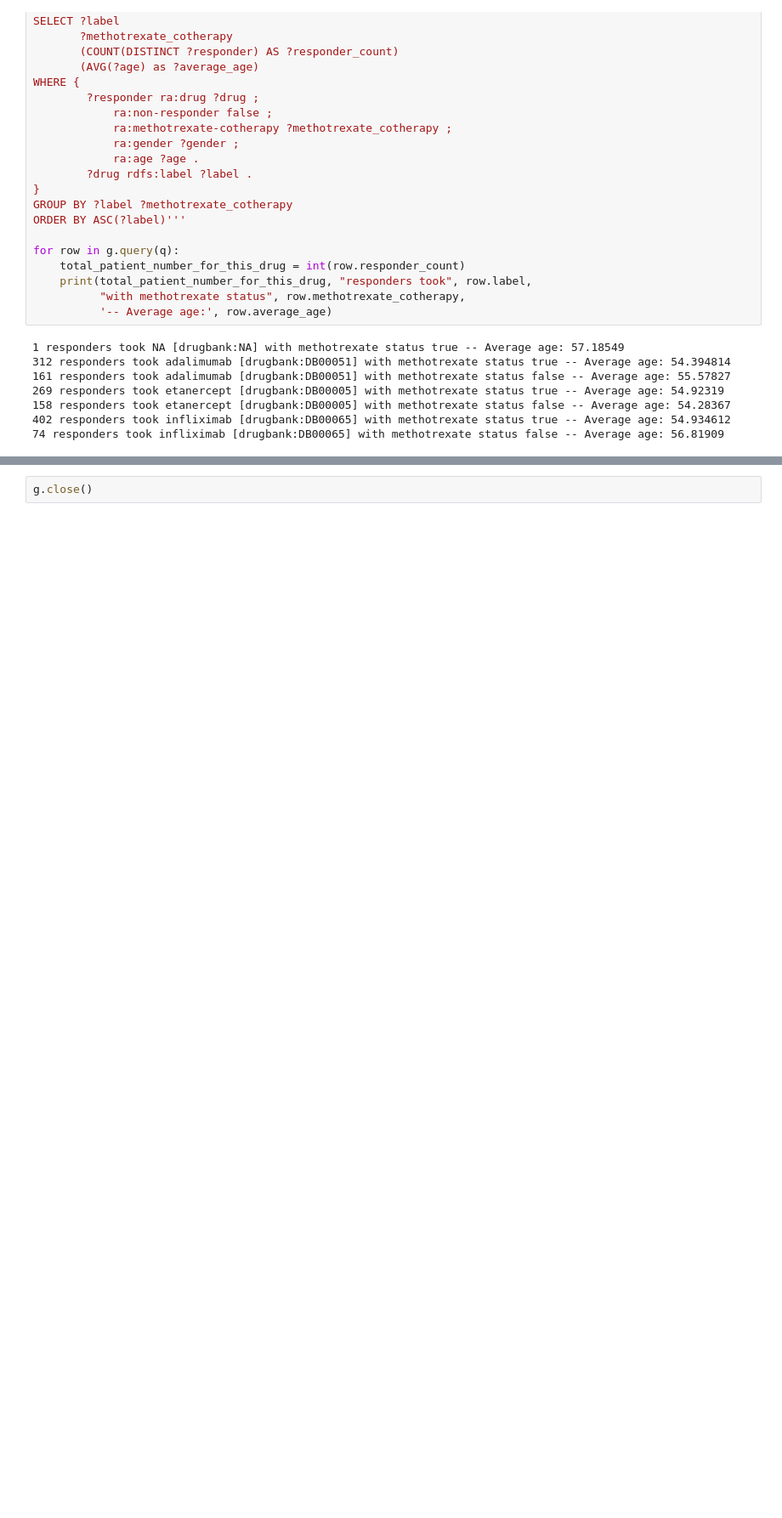
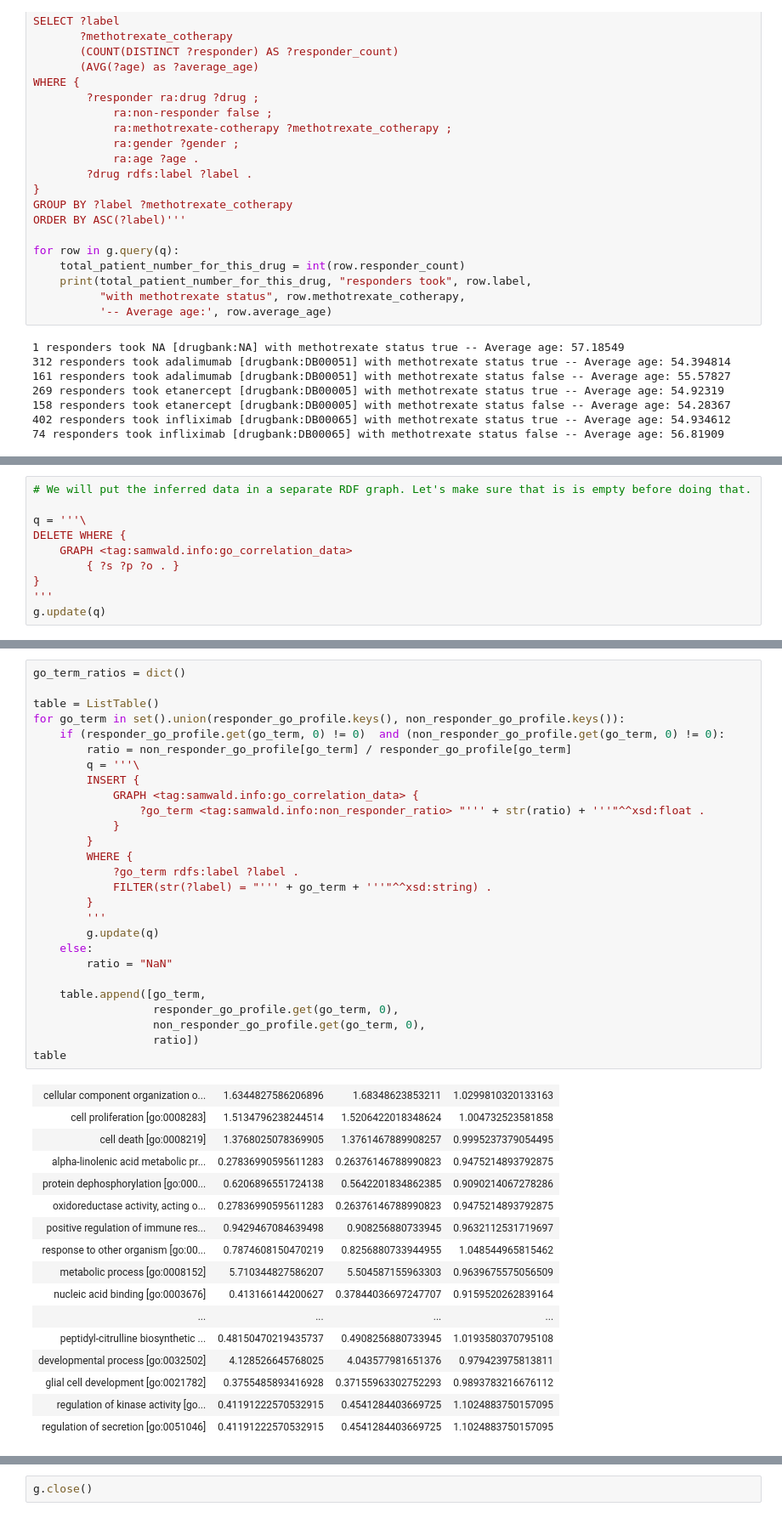
Before and after one commit to matthias-samwald/ipython, a Jupyter notebook: py/rheumatoid-arthritis.ipynb, the cells around one changed output, grey strips where cells are left out. Shown at 85% size. Saved outputs shown, nothing was run; the diff lists cells and outputs as text; blank space fills up the shorter version.

```diff
--- a/py/rheumatoid-arthritis.ipynb
+++ b/py/rheumatoid-arthritis.ipynb
@@ -706,0 +777,10 @@ These GO terms are:
+# %%
+# We will put the inferred data in a separate RDF graph. Let's make sure that is is empty before doing that.
+
+q = '''\
+DELETE WHERE {
+    GRAPH <tag:samwald.info:go_correlation_data>
+        { ?s ?p ?o . }
+}
+'''
+g.update(q)
@@ -706,0 +932,44 @@ These GO terms are:
+# %%
+go_term_ratios = dict()
+
+table = ListTable()
+for go_term in set().union(responder_go_profile.keys(), non_responder_go_profile.keys()):
+    if (responder_go_profile.get(go_term, 0) != 0)  and (non_responder_go_profile.get(go_term, 0) != 0):
+        ratio = non_responder_go_profile[go_term] / responder_go_profile[go_term]
+        q = '''\
+        INSERT {
+            GRAPH <tag:samwald.info:go_correlation_data> {
+                ?go_term <tag:samwald.info:non_responder_ratio> "''' + str(ratio) + '''"^^xsd:float .
+            }
+        }
+        WHERE {
+            ?go_term rdfs:label ?label .
+            FILTER(str(?label) = "''' + go_term + '''"^^xsd:string) .
+        }
+        '''
+        g.update(q)
+    else:
+        ratio = "NaN"
+
+    table.append([go_term,
+                  responder_go_profile.get(go_term, 0),
+                  non_responder_go_profile.get(go_term, 0),
+                  ratio])
+table
+# %% [output]
+| cellular component organization o... | 1.6344827586206896 | 1.68348623853211 | 1.0299810320133163 |
+| cell proliferation [go:0008283] | 1.5134796238244514 | 1.5206422018348624 | 1.004732523581858 |
+| cell death [go:0008219] | 1.3768025078369905 | 1.3761467889908257 | 0.9995237379054495 |
+| alpha-linolenic acid metabolic pr... | 0.27836990595611283 | 0.26376146788990823 | 0.9475214893792875 |
+| protein dephosphorylation [go:000... | 0.6206896551724138 | 0.5642201834862385 | 0.9090214067278286 |
+| oxidoreductase activity, acting o... | 0.27836990595611283 | 0.26376146788990823 | 0.9475214893792875 |
+| positive regulation of immune res... | 0.9429467084639498 | 0.908256880733945 | 0.9632112531719697 |
+| response to other organism [go:00... | 0.7874608150470219 | 0.8256880733944955 | 1.048544965815462 |
+| metabolic process [go:0008152] | 5.710344827586207 | 5.504587155963303 | 0.9639675575056509 |
+| nucleic acid binding [go:0003676] | 0.413166144200627 | 0.37844036697247707 | 0.9159520262839164 |
+| ... | ... | ... | ... |
+| peptidyl-citrulline biosynthetic ... | 0.48150470219435737 | 0.4908256880733945 | 1.0193580370795108 |
+| developmental process [go:0032502] | 4.128526645768025 | 4.043577981651376 | 0.979423975813811 |
+| glial cell development [go:0021782] | 0.3755485893416928 | 0.37155963302752293 | 0.9893783216676112 |
+| regulation of kinase activity [go... | 0.41191222570532915 | 0.4541284403669725 | 1.1024883750157095 |
+| regulation of secretion [go:0051046] | 0.41191222570532915 | 0.4541284403669725 | 1.1024883750157095 |
```
Also changed, not shown: parts of 36 cells of this notebook, 2 other files.
